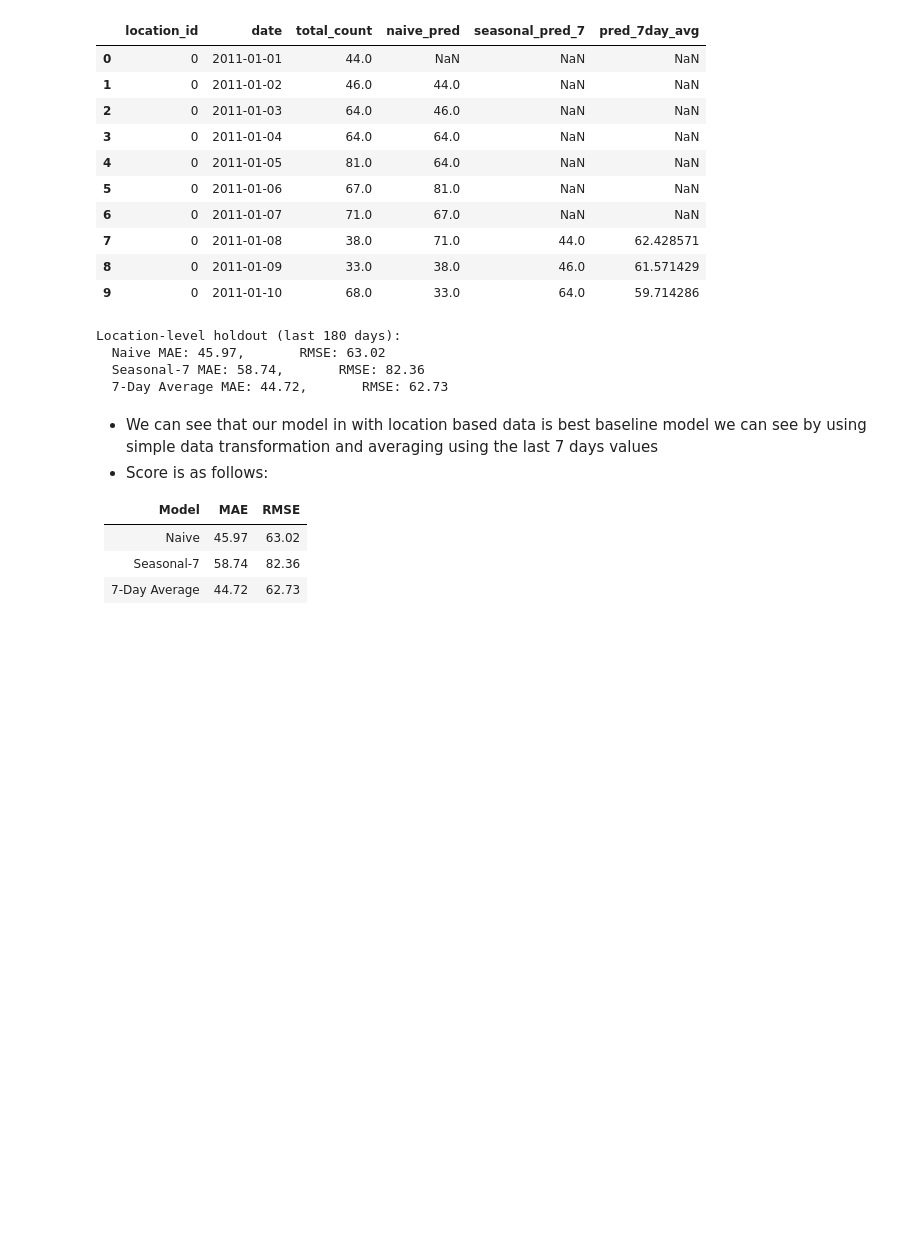
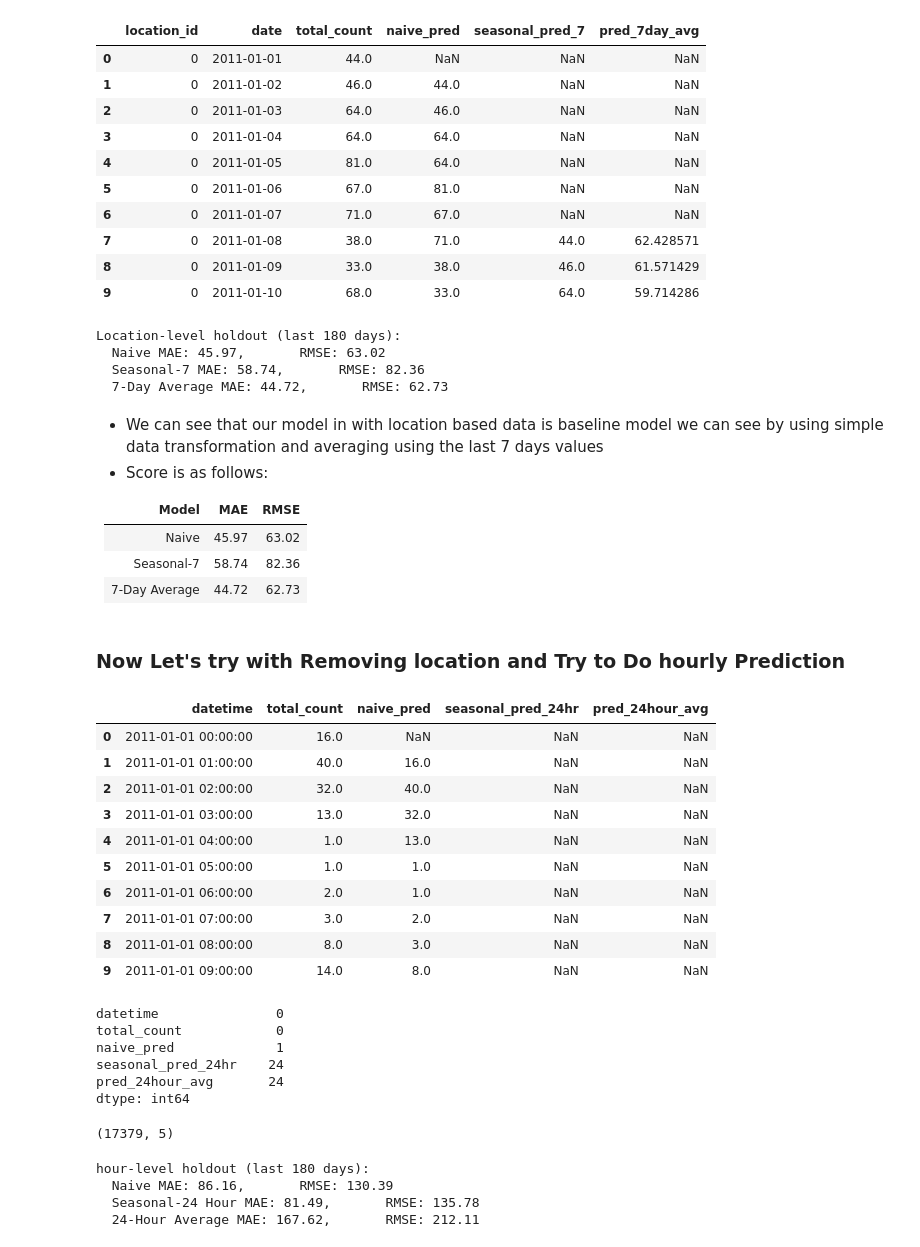
Before and after one commit to jayeshmanani/MLOps-Level3, a Jupyter notebook: week-3/eda.ipynb, the cells around one changed output. Saved outputs shown, nothing was run; the diff lists cells and outputs as text; code cells hidden in the pictures; blank space fills up the shorter version.

Commit message:
new baseline hourly, some changes needs in pipeline, and more experiments

```diff
--- a/week-3/eda.ipynb
+++ b/week-3/eda.ipynb
@@ -484,7 +484,7 @@ Location-level holdout (last 180 days):
   Seasonal-7 MAE: 58.74,       RMSE: 82.36
   7-Day Average MAE: 44.72,       RMSE: 62.73
 # %% [markdown]
-- We can see that our model in with location based data is best baseline model we can see by using simple data transformation and averaging using the last 7 days values
+- We can see that our model in with location based data is baseline model we can see by using simple data transformation and averaging using the last 7 days values
 - Score is as follows:
 
 | Model           | MAE   | RMSE  |
@@ -492,3 +492,45 @@ Location-level holdout (last 180 days):
 | Naive          | 45.97 | 63.02 |
 | Seasonal-7     | 58.74 | 82.36 |
 | 7-Day Average  | 44.72 | 62.73 |
+# %% [markdown]
+### Now Let's try with Removing location and Try to Do hourly Prediction
+# %%
+# --- hourly baseline ---
+hourly_daily = (
+    data.groupby("datetime", as_index=False)["total_count"]
+    .sum()
+    .sort_values("datetime")
+    .reset_index(drop=True)
+)
+
+hourly_daily["naive_pred"] = hourly_daily["total_count"].shift(1)
+hourly_daily["seasonal_pred_24hr"] = hourly_daily["total_count"].shift(24)
+hourly_daily["pred_24hour_avg"] = (
+    hourly_daily["total_count"].shift(1).rolling(24).mean()
+)
+hourly_daily.head(10)
+# %% [output]
+|  | datetime | total_count | naive_pred | seasonal_pred_24hr | pred_24hour_avg |
+| 0 | 2011-01-01 00:00:00 | 16.0 | NaN | NaN | NaN |
+| 1 | 2011-01-01 01:00:00 | 40.0 | 16.0 | NaN | NaN |
+| 2 | 2011-01-01 02:00:00 | 32.0 | 40.0 | NaN | NaN |
+| 3 | 2011-01-01 03:00:00 | 13.0 | 32.0 | NaN | NaN |
+| 4 | 2011-01-01 04:00:00 | 1.0 | 13.0 | NaN | NaN |
+| 5 | 2011-01-01 05:00:00 | 1.0 | 1.0 | NaN | NaN |
+| 6 | 2011-01-01 06:00:00 | 2.0 | 1.0 | NaN | NaN |
+| 7 | 2011-01-01 07:00:00 | 3.0 | 2.0 | NaN | NaN |
+| 8 | 2011-01-01 08:00:00 | 8.0 | 3.0 | NaN | NaN |
+| 9 | 2011-01-01 09:00:00 | 14.0 | 8.0 | NaN | NaN |
+# %%
+hourly_daily.isna().sum()
+# %% [output]
+datetime               0
+total_count            0
+naive_pred             1
+seasonal_pred_24hr    24
+pred_24hour_avg       24
+dtype: int64
+# %%
+hourly_daily.shape
+# %% [output]
+(17379, 5)
@@ -494,0 +539,28 @@ Location-level holdout (last 180 days):
+# %%
+# Use same holdout_start (calendar-aligned) for hourly-level eval
+hourly_daily = hourly_daily.sort_values("datetime").reset_index(drop=True)
+hourly_daily["date"] = hourly_daily["datetime"].dt.date
+hour_test = hourly_daily[hourly_daily["datetime"] >= holdout_start].copy()
+
+naive_loc_metrics = loc_metrics(hour_test, "naive_pred")
+seasonal_loc_metrics = loc_metrics(hour_test, "seasonal_pred_24hr")
+dayavg_loc_metrics = loc_metrics(hour_test, "pred_24hour_avg")
+
+print(f"hour-level holdout (last {holdout_days} days):")
+print(
+    f"  Naive MAE: {naive_loc_metrics[0]:.2f},\
+       RMSE: {naive_loc_metrics[1]:.2f}"
+)
+print(
+    f"  Seasonal-24 Hour MAE: {seasonal_loc_metrics[0]:.2f},\
+       RMSE: {seasonal_loc_metrics[1]:.2f}"
+)
+print(
+    f"  24-Hour Average MAE: {dayavg_loc_metrics[0]:.2f},\
+       RMSE: {dayavg_loc_metrics[1]:.2f}"
+)
+# %% [output]
+hour-level holdout (last 180 days):
+  Naive MAE: 86.16,       RMSE: 130.39
+  Seasonal-24 Hour MAE: 81.49,       RMSE: 135.78
+  24-Hour Average MAE: 167.62,       RMSE: 212.11
```
Also changed, not shown: parts of 11 cells of this notebook, 6 other files.
